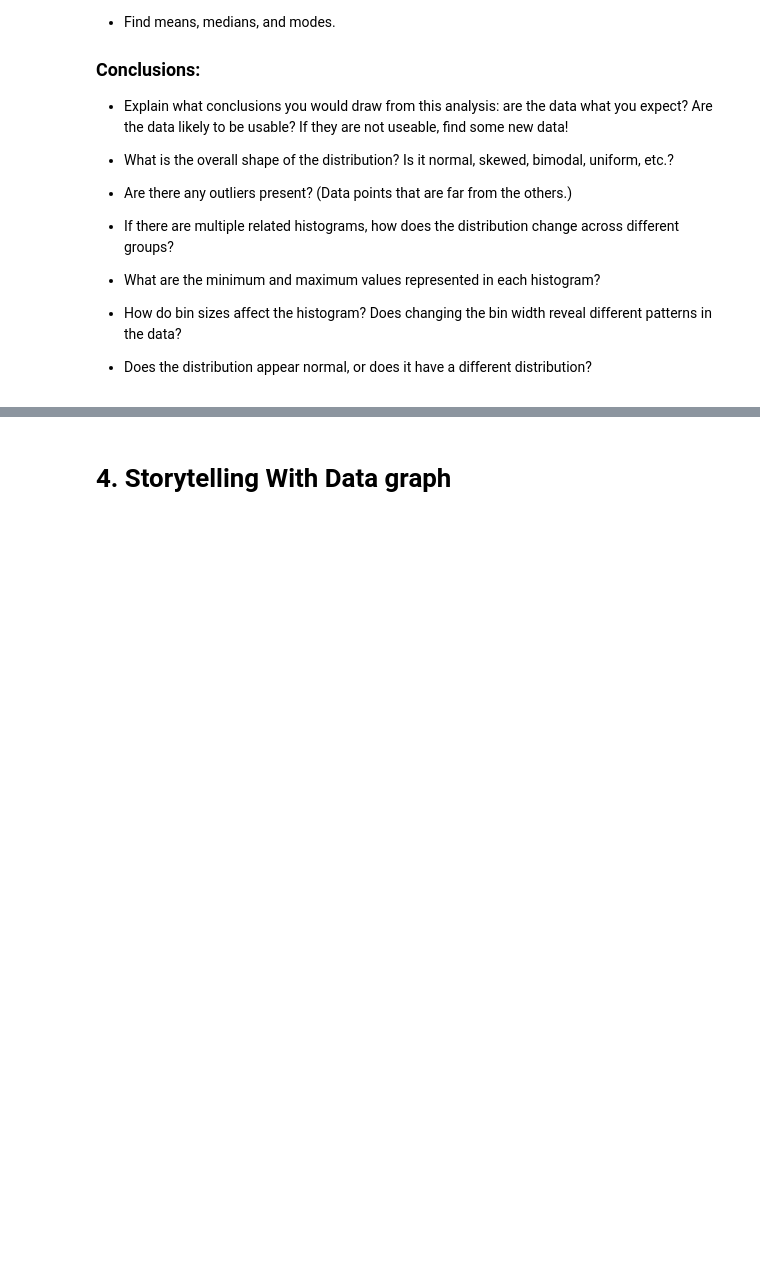
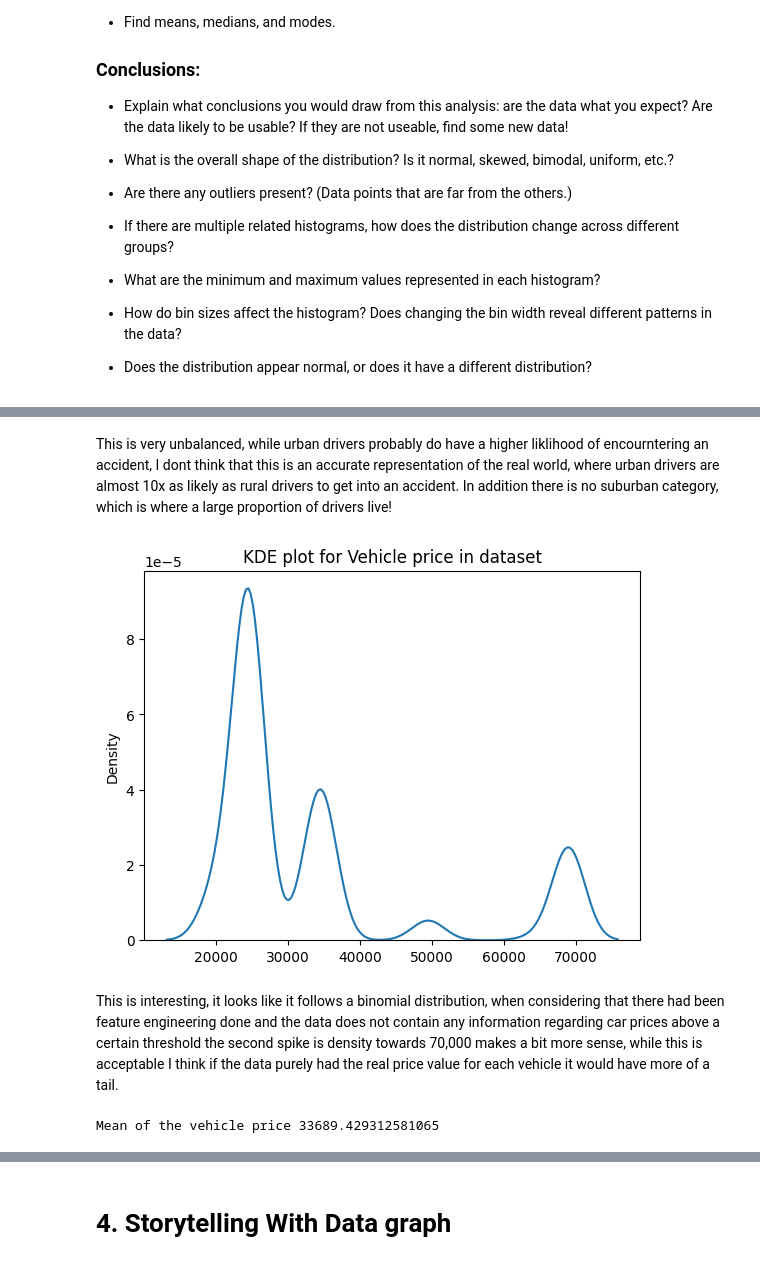
Before and after one commit to joe-bene/AiForLeaders, a Jupyter notebook: Week4.ipynb, the cells around one changed output, grey strips where cells are left out. Cells and saved outputs as stored; diff of their text form; code cells hidden in the pictures; blank space fills up the shorter version.

```diff
--- a/Week4.ipynb
+++ b/Week4.ipynb
@@ -63,0 +128,33 @@ This week, you will do the same types of exercises as last week, but you should
+# %% [markdown]
+This is very unbalanced, while urban drivers probably do have a higher liklihood of encourntering an accident, I dont think that this is an accurate representation of the real world, where urban drivers are almost 10x as likely as rural drivers to get into an accident.  In addition there is no suburban category, which is where a large proportion of drivers live!
+# %%
+sns.reset_orig()
+car_claims_dataset["VehiclePrice"]
+#going to have to do some feature engineering here, getting creative and only taking the bottom number in the range, I am taking the mean and splitting on the word 'to'
+def get_numberic_only(x):
+    if " to " in x:
+        y = x.split("to")
+        q = y[0]
+        z = y[1]
+        z_numbers = int("".join(filter(str.isdigit,z)))
+        q_numbers = int("".join(filter(str.isdigit,q)))
+        return (z_numbers + q_numbers) / 2
+    else:
+        numbers = filter(str.isdigit,x)
+        return int("".join(numbers))
+vehicle_price_numberic_only = []
+
+for x in car_claims_dataset["VehiclePrice"]:
+    vehicle_price_numberic_only.append(get_numberic_only(x))
+sns.kdeplot(vehicle_price_numberic_only)
+None
+plt.title("KDE plot for Vehicle price in dataset")
+None
+# %% [output]
+[figure, added]
+# %% [markdown]
+This is interesting, it looks like it follows a binomial distribution, when considering that there had been feature engineering done and the data does not contain any information regarding car prices above a certain threshold the second spike is density towards 70,000 makes a bit more sense, while this is acceptable I think if the data purely had the real price value for each vehicle it would have more of a tail.
+# %%
+print(f"Mean of the vehicle price {np.mean(vehicle_price_numberic_only)}")
+# %% [output]
+Mean of the vehicle price 33689.429312581065
```
Also changed, not shown: parts of 56 cells of this notebook.
